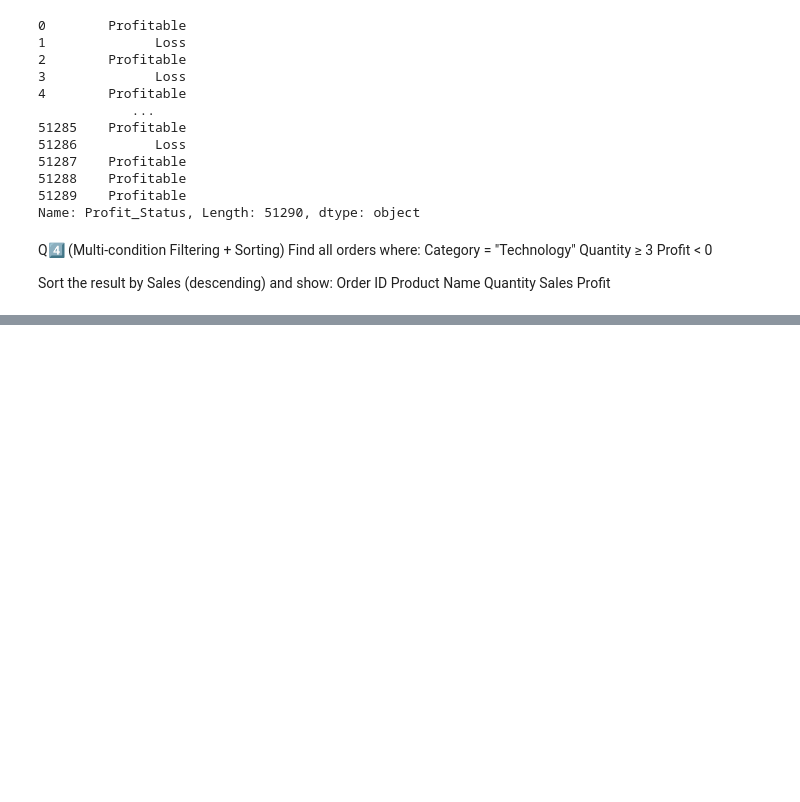
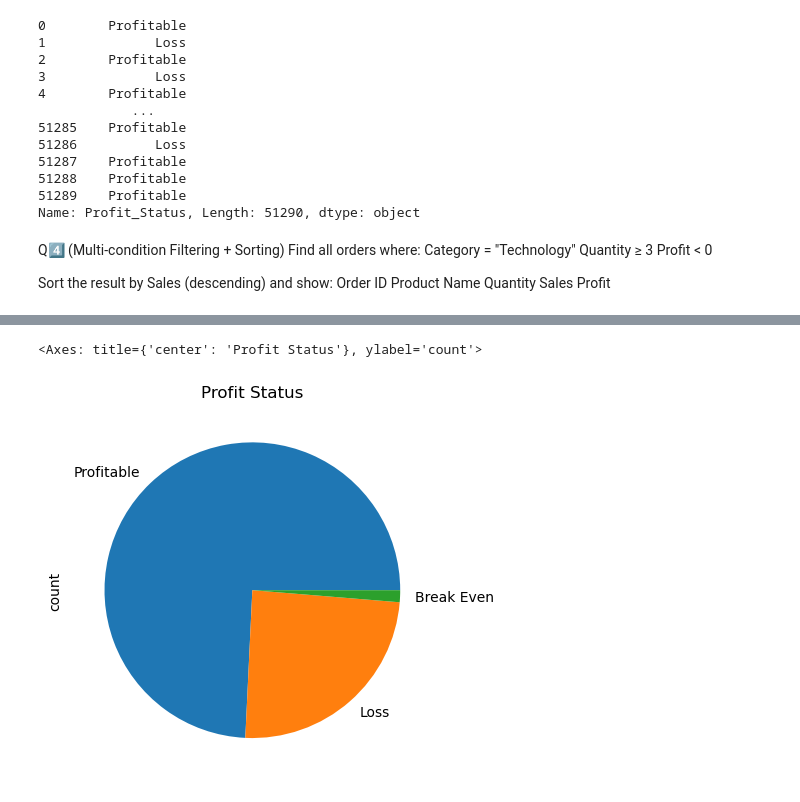
Before and after one commit to KartikGawade17/Pandas-Practice-, a Jupyter notebook: supermarket_data.ipynb, the cells around one changed output, grey strips where cells are left out. Saved outputs shown, nothing was run; the diff lists cells and outputs as text; code cells hidden in the pictures; blank space fills up the shorter version.

```diff
--- a/supermarket_data.ipynb
+++ b/supermarket_data.ipynb
@@ -430,0 +589,5 @@ Profit
+# %%
+data.Profit_Status.value_counts().plot(kind='pie',title="Profit Status")
+# %% [output]
+<Axes: title={'center': 'Profit Status'}, ylabel='count'>
+[figure, added]
```
Also changed, not shown: parts of 20 cells of this notebook.
